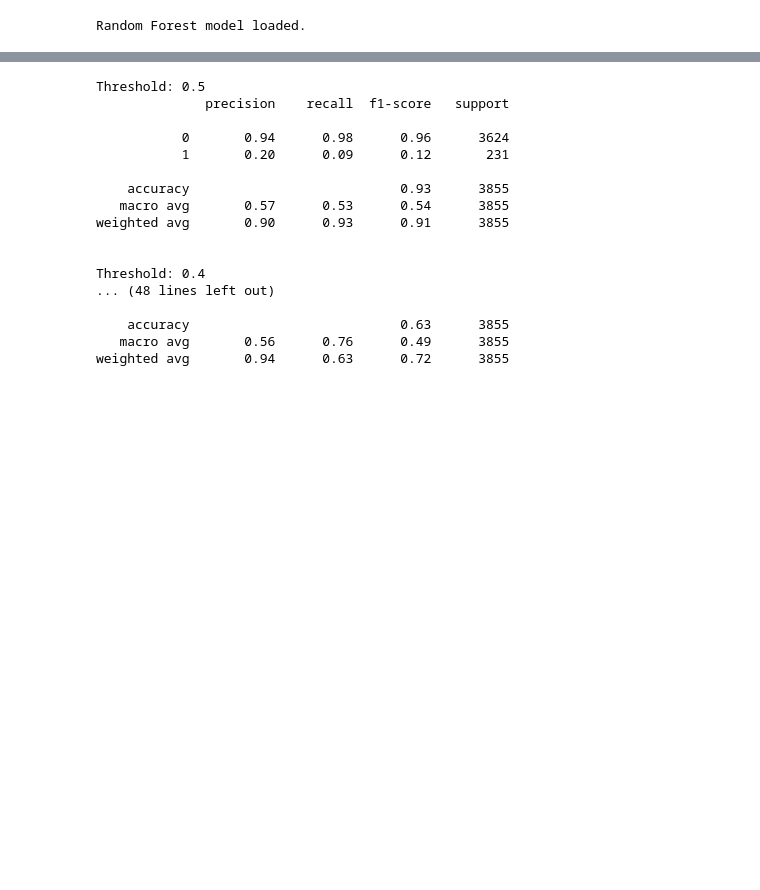
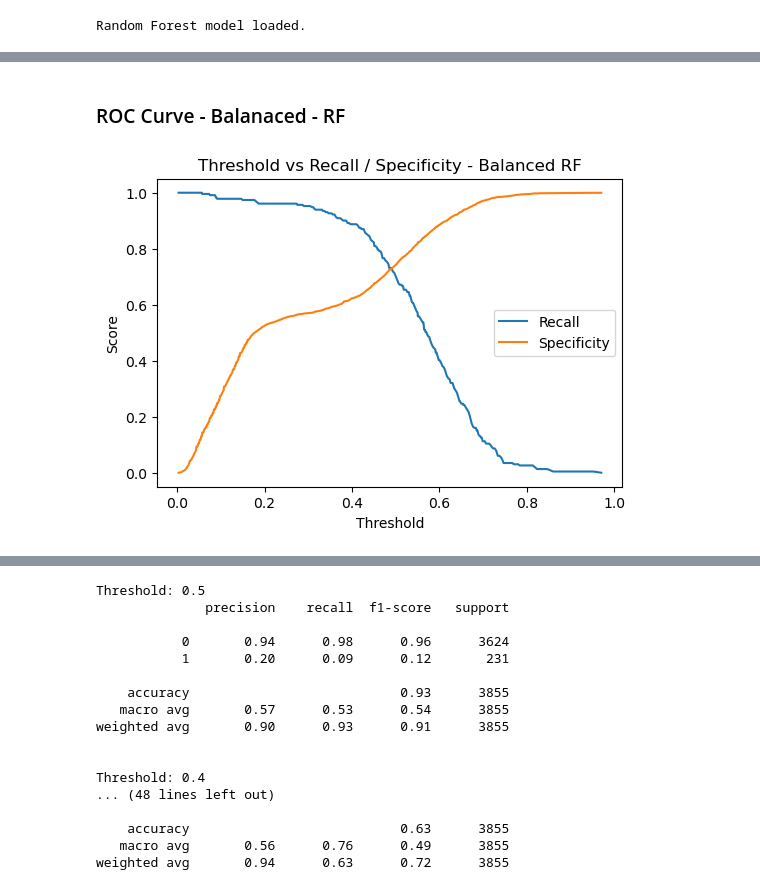
Before and after one commit to AmalSatheesan/Vehicle_Insurance_Claim_Fraud_Detection, a Jupyter notebook: notebooks/05_model_evaluation.ipynb, the cells around one changed output, grey strips where cells are left out. Cells and saved outputs as stored; diff of their text form; code cells hidden in the pictures; blank space fills up the shorter version.

```diff
--- a/notebooks/05_model_evaluation.ipynb
+++ b/notebooks/05_model_evaluation.ipynb
@@ -42,3 +58,7 @@ Random Forest model loaded.
 
 y_prob = rf_model.predict_proba(X_test)[:, 1]
+# %%
+# Balanaced - Random forest
+
+y_prob_brf = brf_model.predict_proba(X_test)[:,1]
 # %% [markdown]
@@ -61 +81,18 @@ plt.show()
+# %% [markdown]
+### ROC Curve - Balanaced - RF
+# %%
+from sklearn.metrics import roc_curve
+
+fpr, tpr, thresholds = roc_curve(y_test, y_prob_brf)
+
+plt.figure(figsize=(6,4))
+plt.plot(thresholds, tpr, label="Recall")
+plt.plot(thresholds, 1 - fpr, label="Specificity")
+plt.xlabel("Threshold")
+plt.ylabel("Score")
+plt.title("Threshold vs Recall / Specificity - Balanced RF")
+plt.legend()
+plt.show()
+# %% [output]
+[figure, added]
 # %% [markdown]
```
Also changed, not shown: parts of 22 cells of this notebook, 4 other files.
